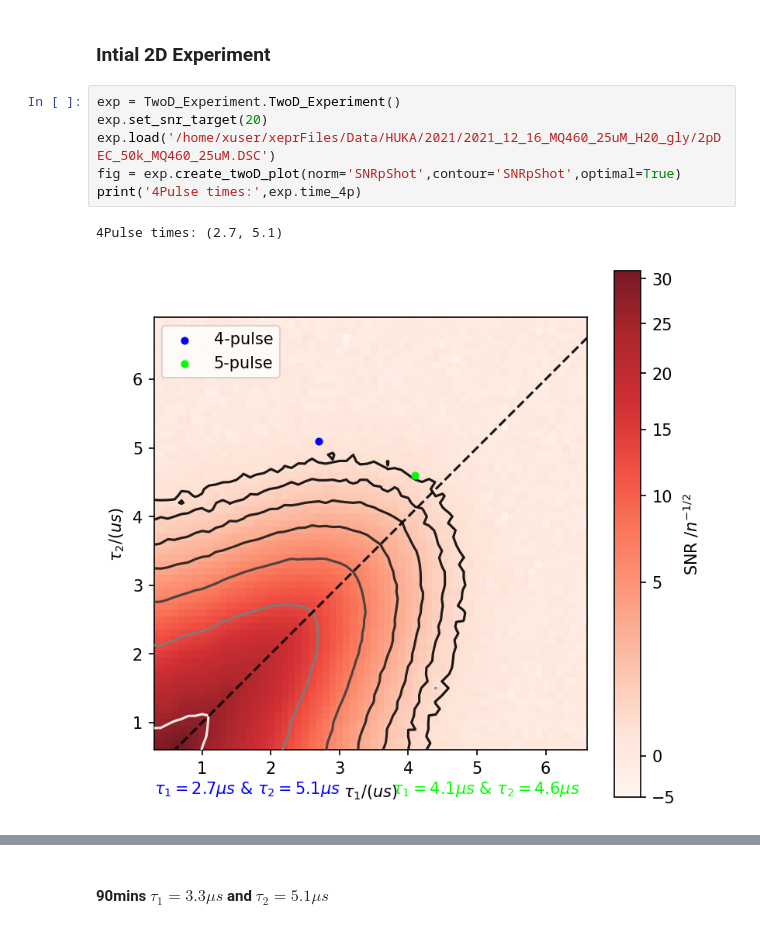
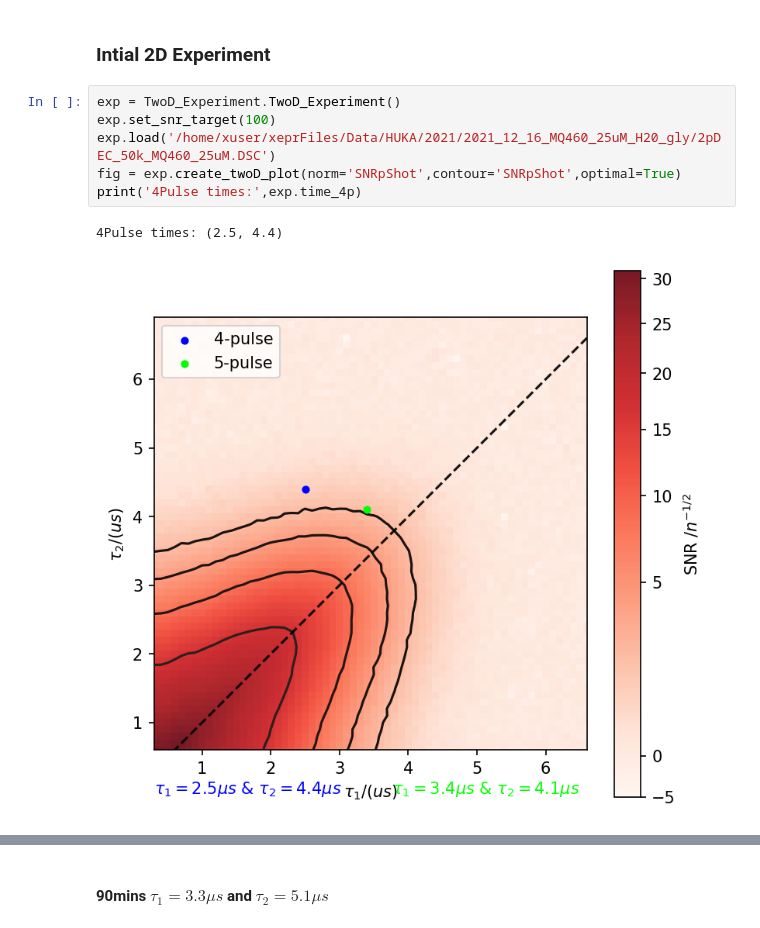
Before and after one commit to JeschkeLab/autoDEER, a Jupyter notebook: Jupyter Notebooks/Deerlab.ipynb, the cells around one changed output, grey strips where cells are left out. Cells and saved outputs as stored; diff of their text form.

```diff
--- a/Jupyter Notebooks/Deerlab.ipynb
+++ b/Jupyter Notebooks/Deerlab.ipynb
@@ -14,10 +14,10 @@ import matplotlib.colors as colors
 ### Intial 2D Experiment
 # %%
 exp = TwoD_Experiment.TwoD_Experiment()
-exp.set_snr_target(20)
+exp.set_snr_target(100)
 exp.load('/home/xuser/xeprFiles/Data/HUKA/2021/2021_12_16_MQ460_25uM_H20_gly/2pDEC_50k_MQ460_25uM.DSC')
 fig = exp.create_twoD_plot(norm='SNRpShot',contour='SNRpShot',optimal=True)
 print('4Pulse times:',exp.time_4p)
 # %% [output]
-4Pulse times: (2.7, 5.1)
+4Pulse times: (2.5, 4.4)
-[figure, old version]
+[figure, new version]
```
Also changed, not shown: parts of 3 cells of this notebook, 2 other files.
